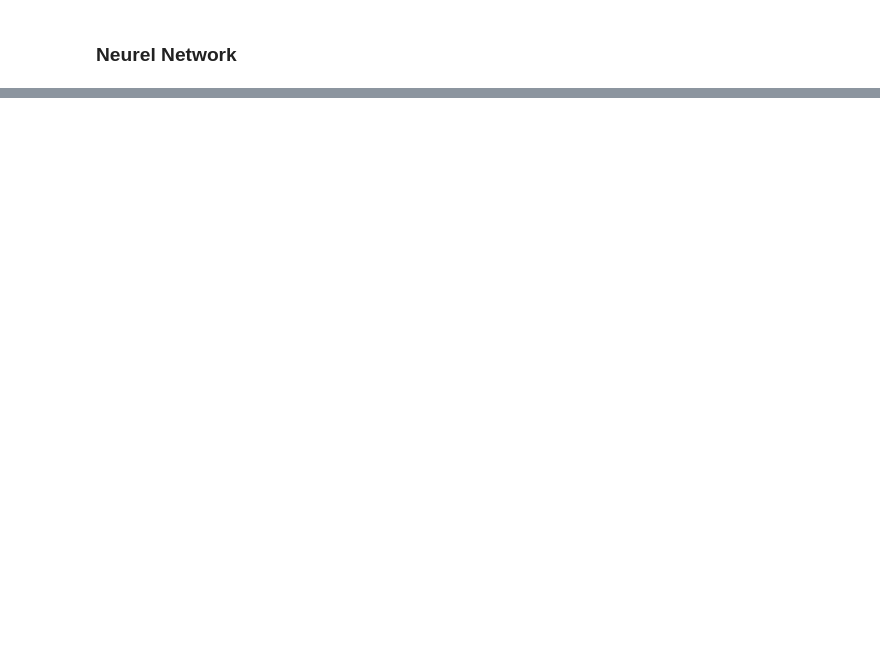
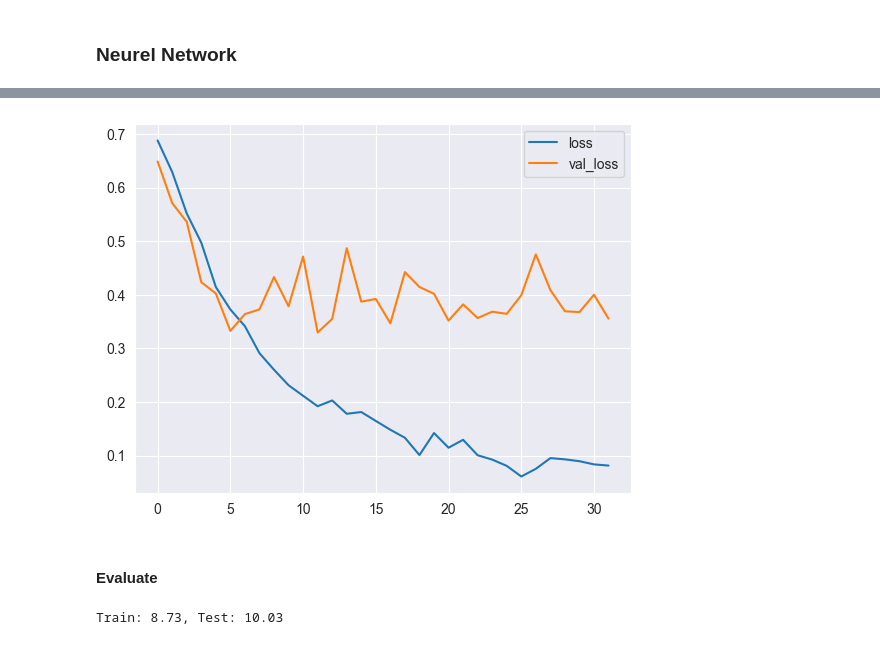
Before and after one commit to JacquelineBashta/Flutter_ArduinoConnect, a Jupyter notebook: 02_Modeling/04_ModelLSTM_CNN.ipynb, the cells around one changed output, grey strips where cells are left out. Saved outputs shown, nothing was run; the diff lists cells and outputs as text; code cells hidden in the pictures; blank space fills up the shorter version.

```diff
--- a/02_Modeling/04_ModelLSTM_CNN.ipynb
+++ b/02_Modeling/04_ModelLSTM_CNN.ipynb
@@ -126,30 +134,14 @@ y_train   (1443, 50)
 # %%
-n_timesteps, n_features, n_outputs = trainX.shape[1], trainX.shape[2], trainy.shape[1]
-
-# reshape data into time steps of sub-sequences
-n_steps = 2
-n_length = int(cf.SEQUENCE_SIZE/n_steps)
-
-trainX = trainX.reshape((trainX.shape[0], n_steps, n_length, n_features))
-testX = testX.reshape((testX.shape[0], n_steps, n_length, n_features))
-
 # define model
 model = Sequential()
-model.add(TimeDistributed(Conv1D(filters=32, kernel_size=3, activation='relu'), input_shape=(None,n_length,n_features)))
-model.add(TimeDistributed(Conv1D(filters=32, kernel_size=3, activation='relu')))
-model.add(TimeDistributed(Dropout(0.5)))
+model.add(TimeDistributed(Conv1D(filters=10, kernel_size=3, activation='relu'), input_shape=(None,n_length,n_features)))
+model.add(TimeDistributed(Conv1D(filters=10, kernel_size=3, activation='relu')))
+model.add(TimeDistributed(Dropout(0.2)))
 model.add(TimeDistributed(MaxPooling1D(pool_size=2)))
 model.add(TimeDistributed(Flatten()))
-model.add(LSTM(100))
+model.add(LSTM(50))
 model.add(Dropout(0.5))
-model.add(Dense(100, activation='relu'))
+model.add(Dense(50, activation='relu'))
 model.add(Dense(n_outputs, activation='sigmoid'))
-model.compile(loss='binary_crossentropy', optimizer='adam', metrics=['accuracy'])
-
-# fit network
-model.fit(trainX, trainy, epochs=50, batch_size=25, verbose="0")
-# evaluate model
-_, accuracy = model.evaluate(testX, testy, batch_size=25, verbose="0")
-
-print('Accuracy: %.3f' % (accuracy*100))
+print(model.summary())
 # %% [output]
@@ -208,0 +165,5 @@ Accuracy: 0.799
+# %%
+opt = keras.optimizers.Adam(learning_rate=0.02)
+model.compile(loss='binary_crossentropy', optimizer=opt, metrics=['accuracy'])
+
+X_train, val_X, y_train, val_y = train_test_split(trainX_resh, trainy, shuffle=True,test_size=0.2 )
@@ -208,0 +172,5 @@ Accuracy: 0.799
+# %%
+es = EarlyStopping(monitor='val_loss', mode='min', verbose=1, patience=20)
+mc = ModelCheckpoint('best_model_LSTM.h5', monitor='val_accuracy', mode='max', verbose=1, save_best_only=True)
+# fit network
+history = model.fit(X_train, y_train, epochs=50, batch_size=250,validation_data=(val_X,val_y),callbacks=[es,mc])
@@ -208,0 +195,15 @@ Accuracy: 0.799
+# %%
+history_df = pd.DataFrame(history.history)
+history_df.loc[:, ['loss',"val_loss"]].plot()
+plt.show()
+# %% [output]
+[figure, added]
+# %% [markdown]
+#### Evaluate
+# %%
+best_saved_model = load_model('best_model_LSTM.h5')
+_, train_acc = best_saved_model.evaluate(trainX_resh, trainy, verbose=0)
+_, test_acc = best_saved_model.evaluate(testX_resh, testy, verbose=0)
+print('Train: %.2f, Test: %.2f' % (train_acc*100, test_acc*100))
+# %% [output]
+Train: 8.73, Test: 10.03
```
Also changed, not shown: parts of 14 cells of this notebook, 2 other files.
